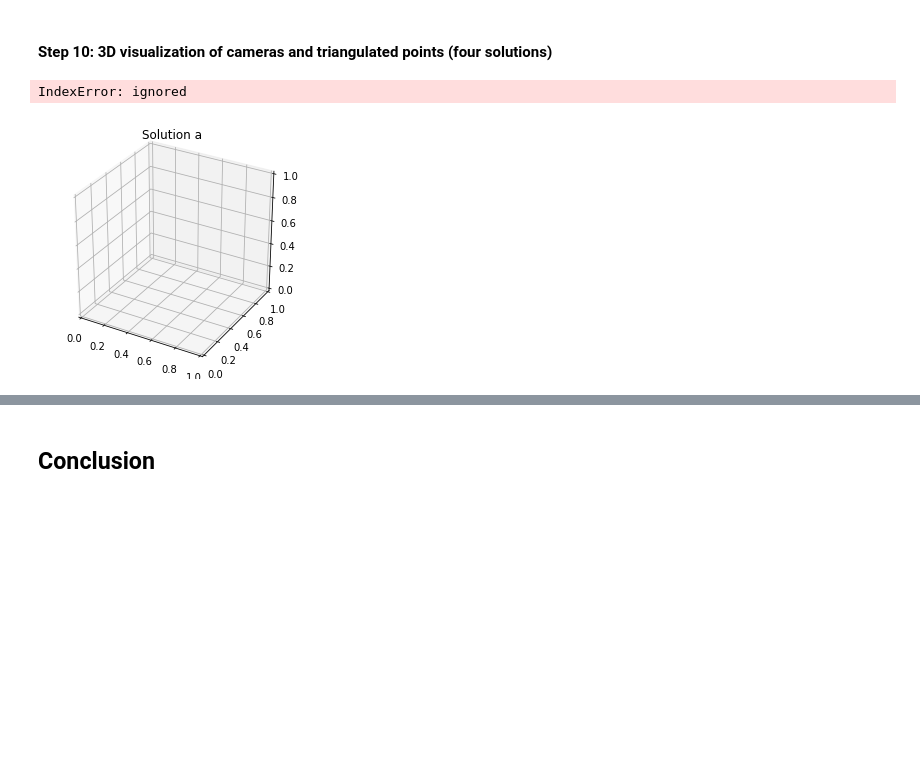
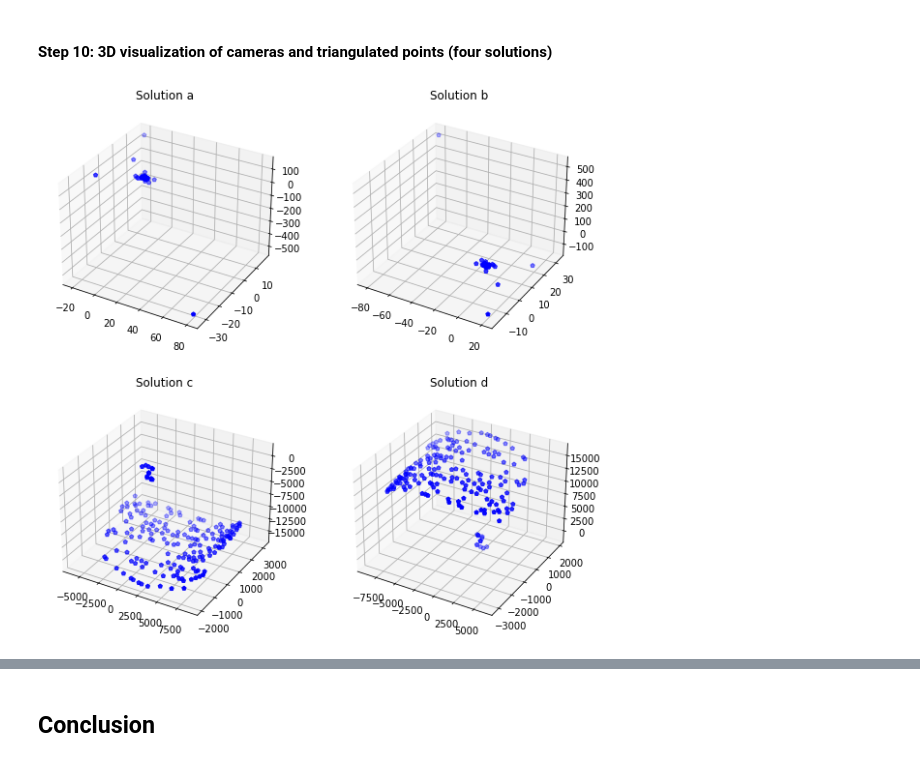
Before and after one commit to meixinzhang/rigid-moving-objects, a Jupyter notebook: rigid-moving-object.ipynb, the cells around one changed output, grey strips where cells are left out. Drawn from its saved outputs; the diff is of its cells as text; code cells hidden in the pictures; blank space fills up the shorter version.

```diff
--- a/rigid-moving-object.ipynb
+++ b/rigid-moving-object.ipynb
@@ -303,10 +200,15 @@ for indx in ind[E_inliers]:
     xa = n_ptsL[indx,:].flatten()
     xb = n_ptsR[indx,:].flatten()
 
-    Aa, Ab, Ac, Ad = Afrom2pts(xa, xb)
-    Xa, Xb, Xc, Xd = generate_X(Aa, Ab, Ac, Ad)
+    Aa, Ab, Ac, Ad = Afrom2pts(xa, xb, E)
+    Xa, Xb, Xc, Xd = generate_X_from_A(Aa, Ab, Ac, Ad)
 
     Xa_list.append(Xa)
     Xb_list.append(Xb)
     Xc_list.append(Xc)
     Xd_list.append(Xd)
+
+Xa = np.vstack(Xa_list)
+Xb = np.vstack(Xb_list)
+Xc = np.vstack(Xc_list)
+Xd = np.vstack(Xd_list)
@@ -355,34 +252,33 @@ print (Qc)
 # %%
 # visualization part
 from mpl_toolkits.mplot3d import Axes3D
 
 fig = plt.figure(10,figsize = (10, 10))
 
 ax10_1 = plt.subplot(221, projection='3d')
 plt.title('Solution a')
 ax10_1.scatter(Xa[:,0],Xa[:,1],Xa[:,2], c='b', marker='p')
-ax10_1.scatter(Ca[:,0],Ca[:,1],Ca[:,2], c='r', marker='p')
-ax10_1.scatter(Qa[:,0],Qa[:,1],Qa[:,2], c='g', marker='p')
+# ax10_1.scatter(Ca[:,0],Ca[:,1],Ca[:,2], c='r', marker='p')
+# ax10_1.scatter(Qa[:,0],Qa[:,1],Qa[:,2], c='g', marker='p')
 
 ax10_2 = plt.subplot(222, projection='3d')
 plt.title('Solution b')
 ax10_2.scatter(Xb[:,0],Xb[:,1],Xb[:,2], c='b', marker='p')
-ax10_2.scatter(Cb[:,0],Cb[:,1],Cb[:,2], c='r', marker='p')
-ax10_2.scatter(Qb[:,0],Qb[:,1],Qb[:,2], c='g', marker='p')
+# ax10_2.scatter(Cb[:,0],Cb[:,1],Cb[:,2], c='r', marker='p')
+# ax10_2.scatter(Qb[:,0],Qb[:,1],Qb[:,2], c='g', marker='p')
 
 ax10_3 = plt.subplot(223, projection='3d')
 plt.title('Solution c')
 ax10_3.scatter(Xc[:,0],Xc[:,1],Xc[:,2], c='b', marker='p')
-ax10_3.scatter(Cc[:,0],Cc[:,1],Cc[:,2], c='r', marker='p')
-ax10_3.scatter(Qc[:,0],Qc[:,1],Qc[:,2], c='g', marker='p')
+# ax10_3.scatter(Cc[:,0],Cc[:,1],Cc[:,2], c='r', marker='p')
+# ax10_3.scatter(Qc[:,0],Qc[:,1],Qc[:,2], c='g', marker='p')
 
 ax10_4 = plt.subplot(224, projection='3d')
 plt.title('Solution d')
 ax10_4.scatter(Xd[:,0],Xd[:,1],Xd[:,2], c='b', marker='p')
-ax10_4.scatter(Cd[:,0],Cd[:,1],Cd[:,2], c='r', marker='p')
-ax10_4.scatter(Qd[:,0],Qd[:,1],Qd[:,2], c='g', marker='p')
+# ax10_4.scatter(Cd[:,0],Cd[:,1],Cd[:,2], c='r', marker='p')
+# ax10_4.scatter(Qd[:,0],Qd[:,1],Qd[:,2], c='g', marker='p')
 
 plt.show()
 # %% [output]
-IndexError: ignored
-[figure, old version]
+[figure, new version]
```
Also changed, not shown: parts of 17 cells of this notebook, 1 other file.
